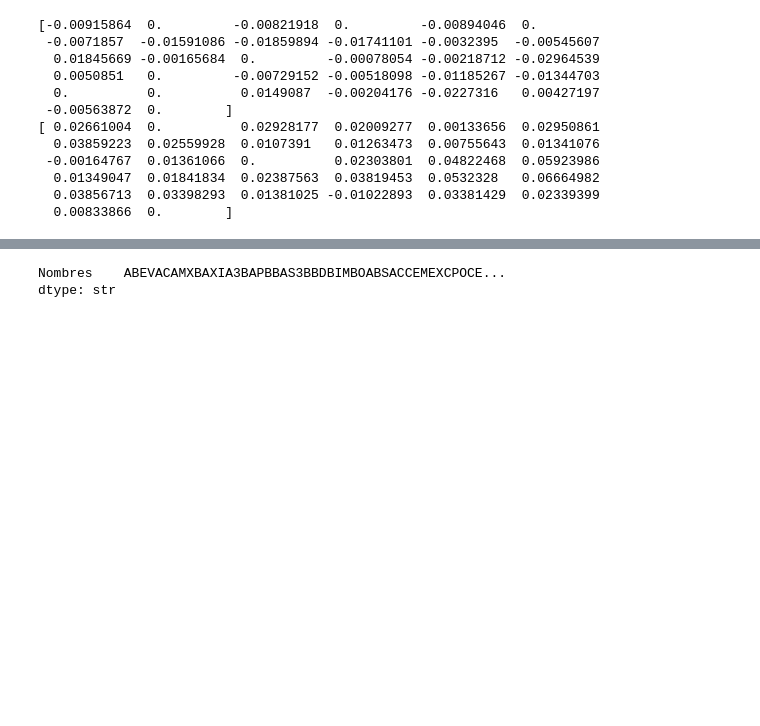
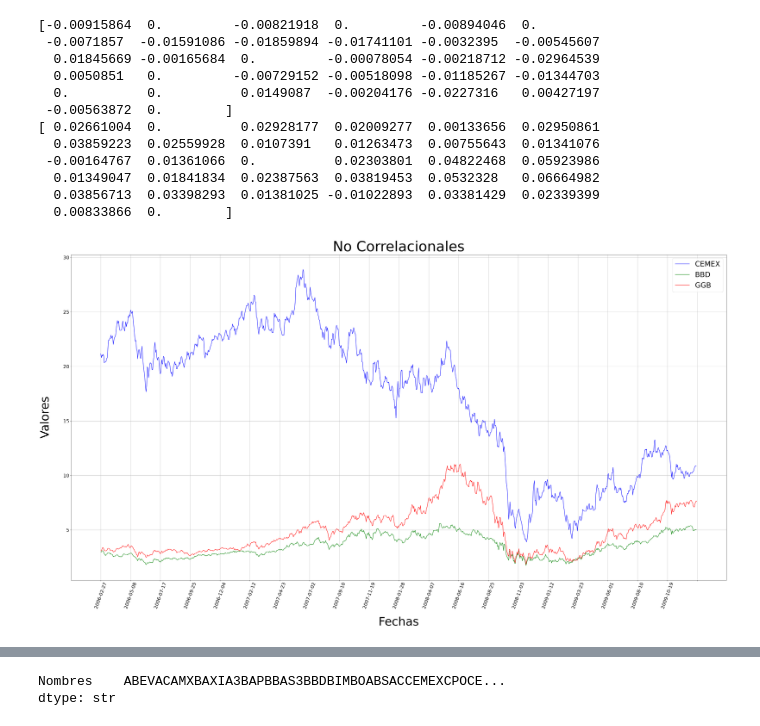
Before and after one commit to jp21bp/LSTM_Ratio_Sharpe, a Jupyter notebook: Version1/data_procesamiento_splac_v1.ipynb, the cells around one changed output, grey strips where cells are left out. Drawn from its saved outputs; the diff is of its cells as text; code cells hidden in the pictures; blank space fills up the shorter version.

```diff
--- a/Version1/data_procesamiento_splac_v1.ipynb
+++ b/Version1/data_procesamiento_splac_v1.ipynb
@@ -504,56 +504,58 @@ corr_rendis = df_rendis.corr(method='pearson')
 
 # plt.show()
 # %%
-# ##### Visualizando multiples lineas en el mismo grafo
-# #### Hiperparametros
-# EMPRESA_NUM = 10
-# VENTANA = 1000
-# SALTO_X = 50
+##### Visualizando multiples lineas en el mismo grafo
+#### Hiperparametros
+EMPRESA_NUM = 10
+VENTANA = 1000
+SALTO_X = 50
 
 
-# #### Creando base de los plots
-# fig, ax = plt.subplots(figsize=(50,25))
+#### Creando base de los plots
+fig, ax = plt.subplots(figsize=(50,25))
 
-# #### Primer plot
-# ax.plot(
-#     df_precios.index[:VENTANA],
-#     # df_precios[final_tickers[EMPRESA_NUM]][:VENTANA], #CEMEXCPO, GGB, BBD, ABEV
-#     df_precios['CEMEXCPO'][:VENTANA],
-#     color='blue',
-#     # label=final_tickers[EMPRESA_NUM],
-#     label='CEMEX',
-#     linestyle='solid'   ##'-', '--', '-.', ':', 'None', ' ', '', 'solid', 'dashed', 'dashdot', 'dotted'
-# )
+#### Primer plot
+ax.plot(
+    df_precios.index[:VENTANA],
+    # df_precios[final_tickers[EMPRESA_NUM]][:VENTANA], #CEMEXCPO, GGB, BBD, ABEV
+    df_precios['CEMEXCPO'][:VENTANA],
+    color='blue',
+    # label=final_tickers[EMPRESA_NUM],
+    label='CEMEX',
+    linestyle='solid'   ##'-', '--', '-.', ':', 'None', ' ', '', 'solid', 'dashed', 'dashdot', 'dotted'
+)
 
-# #### Segundo plot
-# ax.plot(
-#     df_precios.index[:VENTANA],
-#     df_precios['BBD'][:VENTANA],
-#     color='green',
-#     # label=final_tickers[EMPRESA_NUM],
-#     label = 'BBD',
-#     linestyle='solid'
-# )
+#### Segundo plot
+ax.plot(
+    df_precios.index[:VENTANA],
+    df_precios['BBD'][:VENTANA],
+    color='green',
+    # label=final_tickers[EMPRESA_NUM],
+    label = 'BBD',
+    linestyle='solid'
+)
 
-# #### Tercer plot
-# ax.plot(
-#     df_precios.index[:VENTANA],
-#     df_precios['GGB'][:VENTANA],
-#     color='RED',
-#     # label=final_tickers[EMPRESA_NUM],
-#     label = 'GGB',
-#     linestyle='solid'
-# )
+#### Tercer plot
+ax.plot(
+    df_precios.index[:VENTANA],
+    df_precios['GGB'][:VENTANA],
+    color='RED',
+    # label=final_tickers[EMPRESA_NUM],
+    label = 'GGB',
+    linestyle='solid'
+)
 
-# ## Personalizar la base de la figura
-# ax.set_title('No Correlacionales', fontsize = 60)
-# ax.set_ylabel('Valores', fontsize=50, labelpad = 50)
-# ax.set_xlabel('Fechas', fontsize = 50, labelpad = 30)
-# ax.tick_params(axis='x', labelsize=20, rotation=70)
-# ax.tick_params(axis='y', labelsize=20)
-# ax.xaxis.set_major_locator(MultipleLocator(SALTO_X))
-# ax.legend(fontsize=30)
-# ax.grid(True)
+## Personalizar la base de la figura
+ax.set_title('No Correlacionales', fontsize = 60)
+ax.set_ylabel('Valores', fontsize=50, labelpad = 50)
+ax.set_xlabel('Fechas', fontsize = 50, labelpad = 30)
+ax.tick_params(axis='x', labelsize=20, rotation=70)
+ax.tick_params(axis='y', labelsize=20)
+ax.xaxis.set_major_locator(MultipleLocator(SALTO_X))
+ax.legend(fontsize=30)
+ax.grid(True)
 
-# plt.show()
+plt.show()
+# %% [output]
+[figure, added]
 # %%
```
Also changed, not shown: parts of 3 cells of this notebook, 3 other files.
